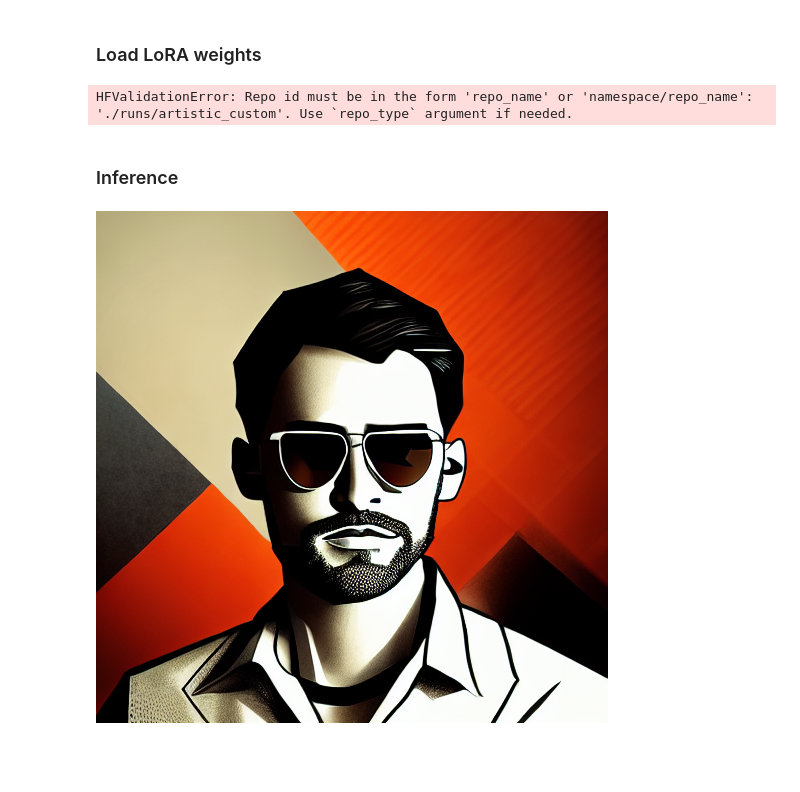
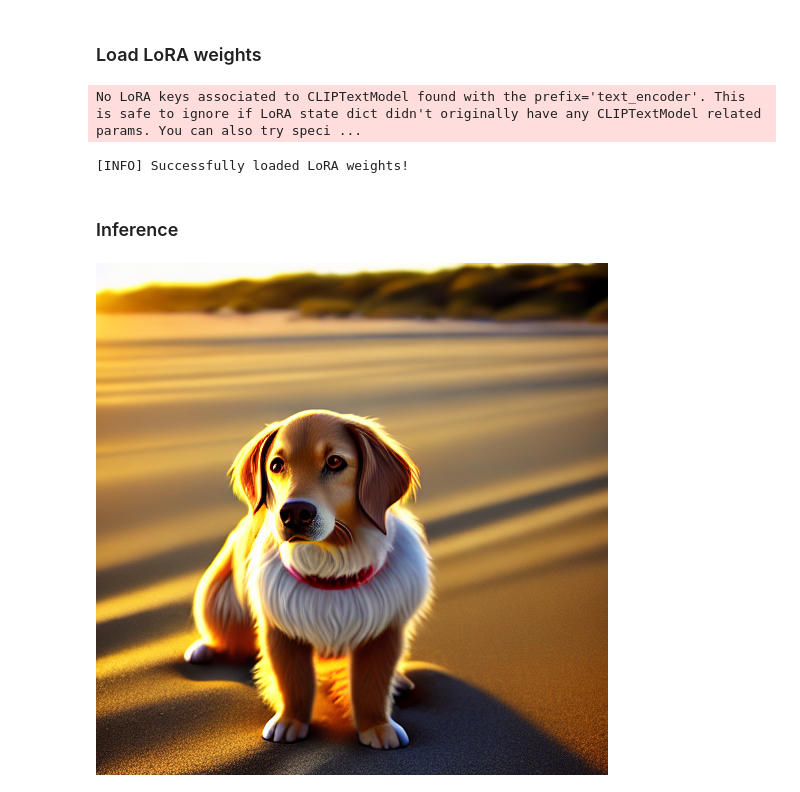
Before and after one commit to Leowwd/Lab2-DDIM-LoRA, a Jupyter notebook: task2/lora_inference.ipynb, the cells around one changed output. Saved outputs shown, nothing was run; the diff lists cells and outputs as text; code cells hidden in the pictures; blank space fills up the shorter version.

```diff
--- a/task2/lora_inference.ipynb
+++ b/task2/lora_inference.ipynb
@@ -5,7 +5,7 @@ from utils import *
 import torch
 from diffusers import StableDiffusionPipeline
 
-device = "cuda:5"
+device = "cuda:4"
 # %% [markdown]
 ### Load Stable Diffusion
 # %%
@@ -20,9 +20,9 @@ print("[INFO] Successfully loaded Stable Diffusion!")
 # %% [markdown]
 ### Load LoRA weights
 # %%
-# lora_path = "./runs/sd-naruto-model-lora"
-lora_path = "./runs/artistic_custom"
-# lora_path = "./runs/dreambooth_cat"
+# lora_path = "./runs/sd-onepiece-model-lora"
+# lora_path = "./runs/artistic_custom"
+lora_path = "./runs/dreambooth_cat"
 # lora_path = None  # if not using LoRA
 
 if lora_path is not None:
@@ -31,22 +31,23 @@ if lora_path is not None:
 
 pipe = pipe.to(device)
 # %% [output]
-HFValidationError: Repo id must be in the form 'repo_name' or 'namespace/repo_name': './runs/artistic_custom'. Use `repo_type` argument if needed.
+No LoRA keys associated to CLIPTextModel found with the prefix='text_encoder'. This is safe to ignore if LoRA state dict didn't originally have any CLIPTextModel related params. You can also try speci ...
+[INFO] Successfully loaded LoRA weights!
 # %% [markdown]
 ### Inference
 # %%
-prompt = "a man with sunglasses"
+prompt = "a dog roaming in the beach"
 
-seed = 10
+seed = 13
 
 seed_everything(seed)
 
 image = pipe(
     prompt,
     num_inference_steps=30,
     guidance_scale=7.5
 ).images[0]
 
 image
 # %% [output]
-[figure, old version]
+[figure, new version]
```
Also changed, not shown: 2 other files.
